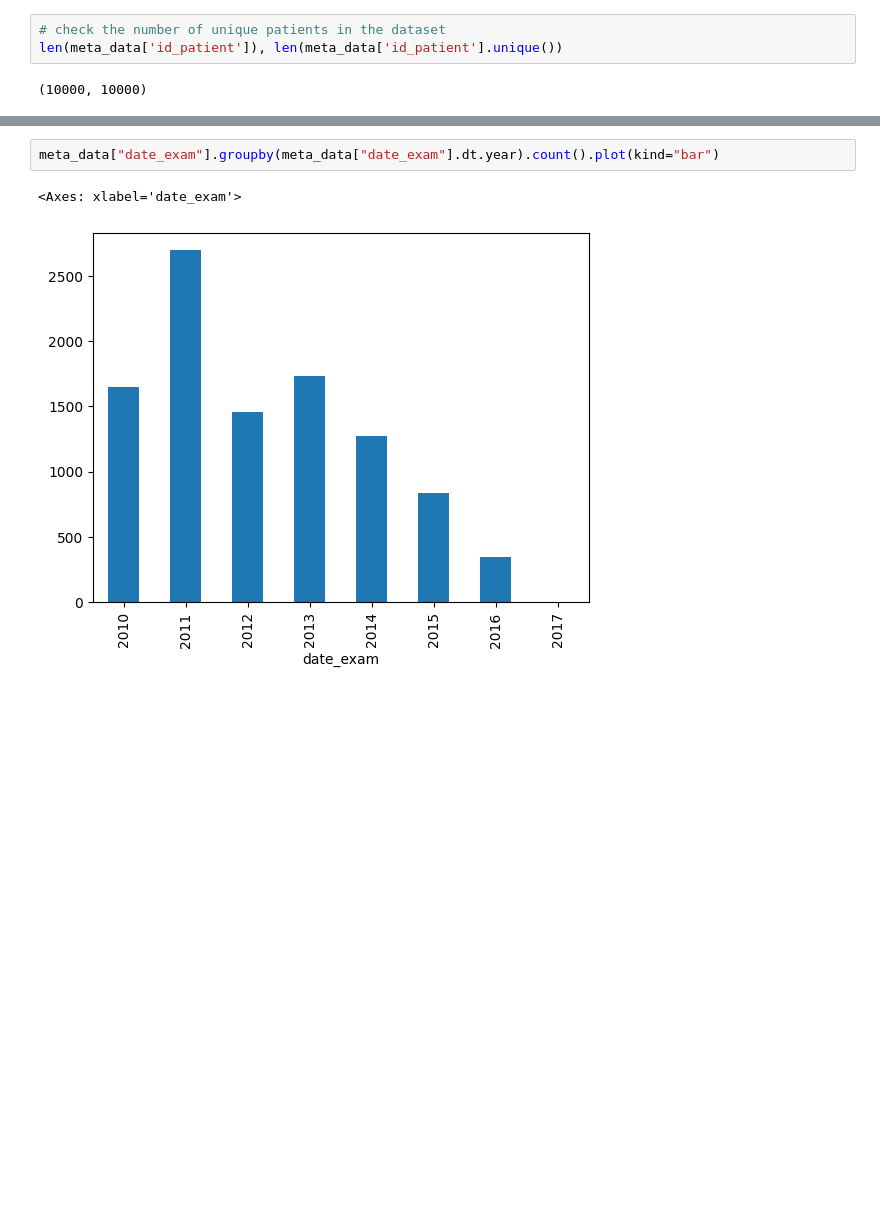
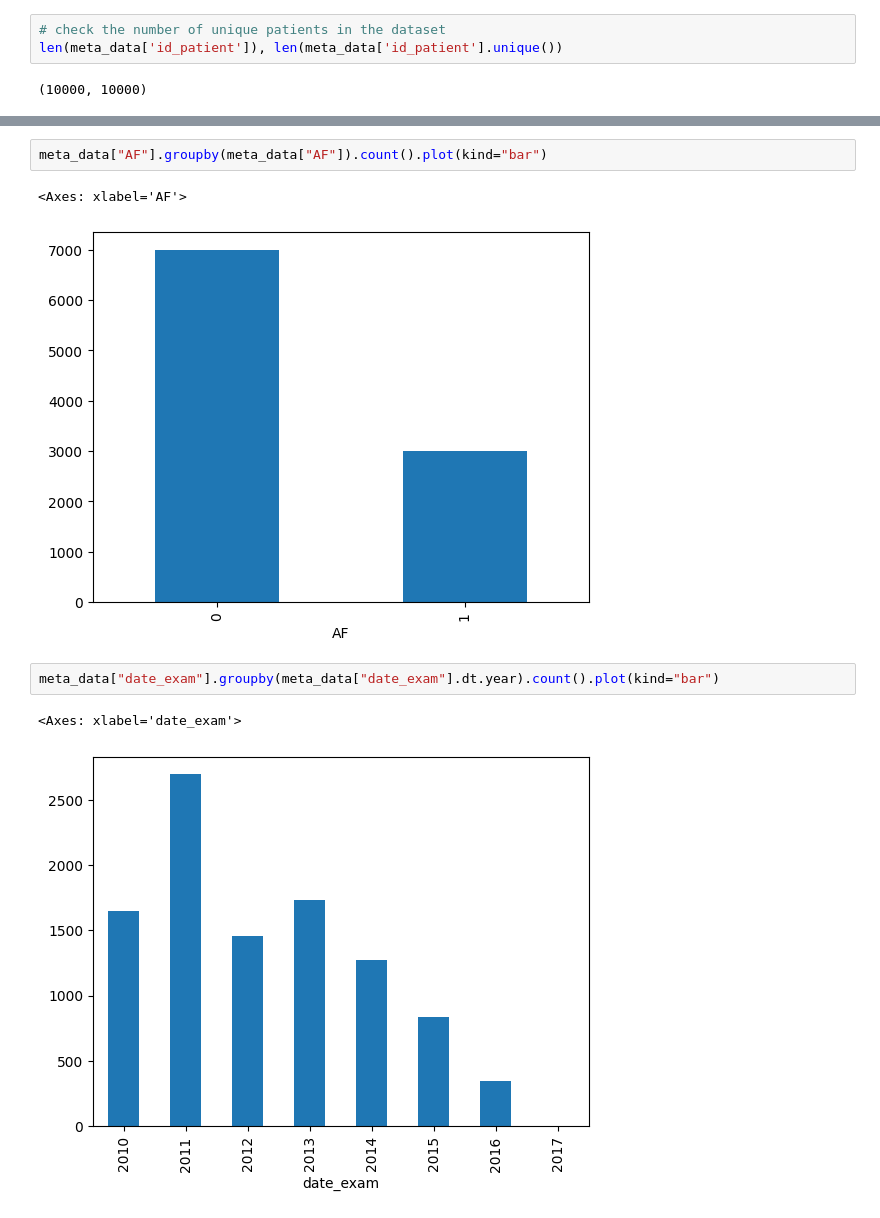
Before and after one commit to Arty-Facts/wasp_al_and_ml_2023, a Jupyter notebook: module3/assignment_ecg_classification.ipynb, the cells around one changed output, grey strips where cells are left out. Cells and saved outputs as stored; diff of their text form; blank space fills up the shorter version.

```diff
--- a/module3/assignment_ecg_classification.ipynb
+++ b/module3/assignment_ecg_classification.ipynb
@@ -303,3 +227,8 @@ plt.hist(meta_data['AF'], bins=2)
+# %%
+meta_data["AF"].groupby(meta_data["AF"]).count().plot(kind="bar")
+# %% [output]
+<Axes: xlabel='AF'>
+[figure, added]
 # %%
 meta_data["date_exam"].groupby(meta_data["date_exam"].dt.year).count().plot(kind="bar")
 # %% [output]
```
Also changed, not shown: parts of 19 cells of this notebook.
